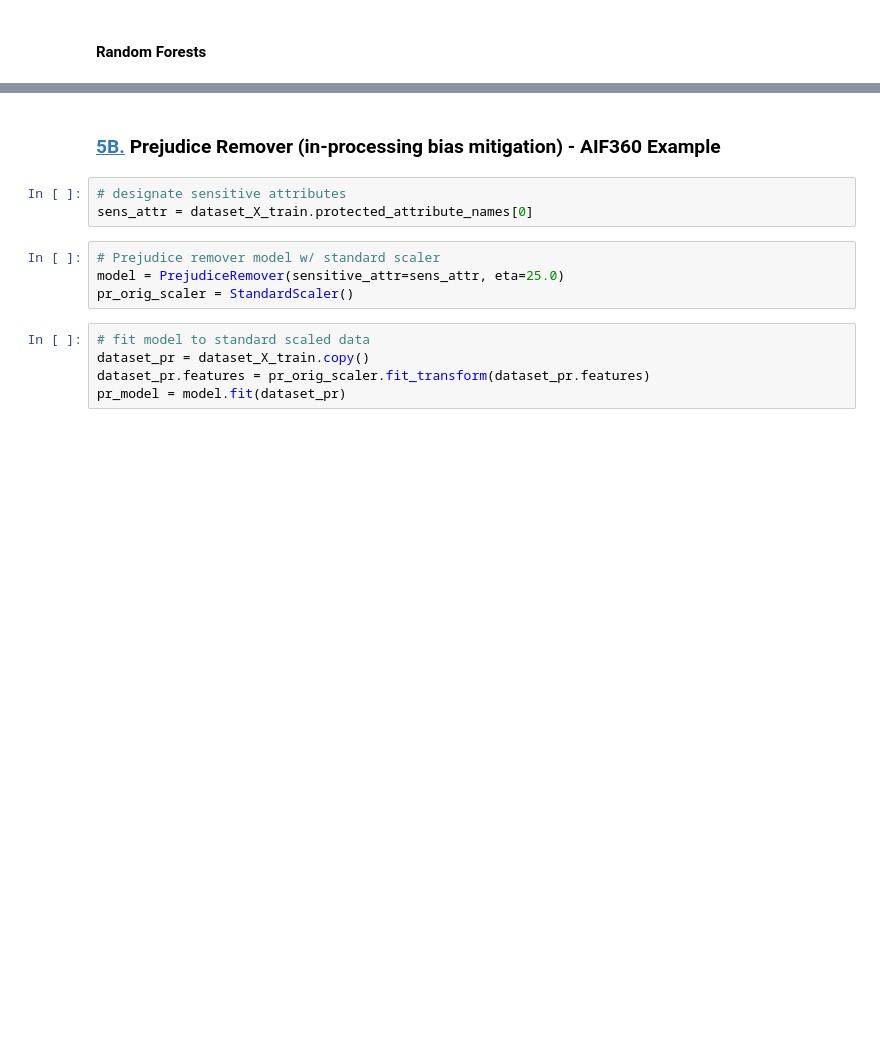
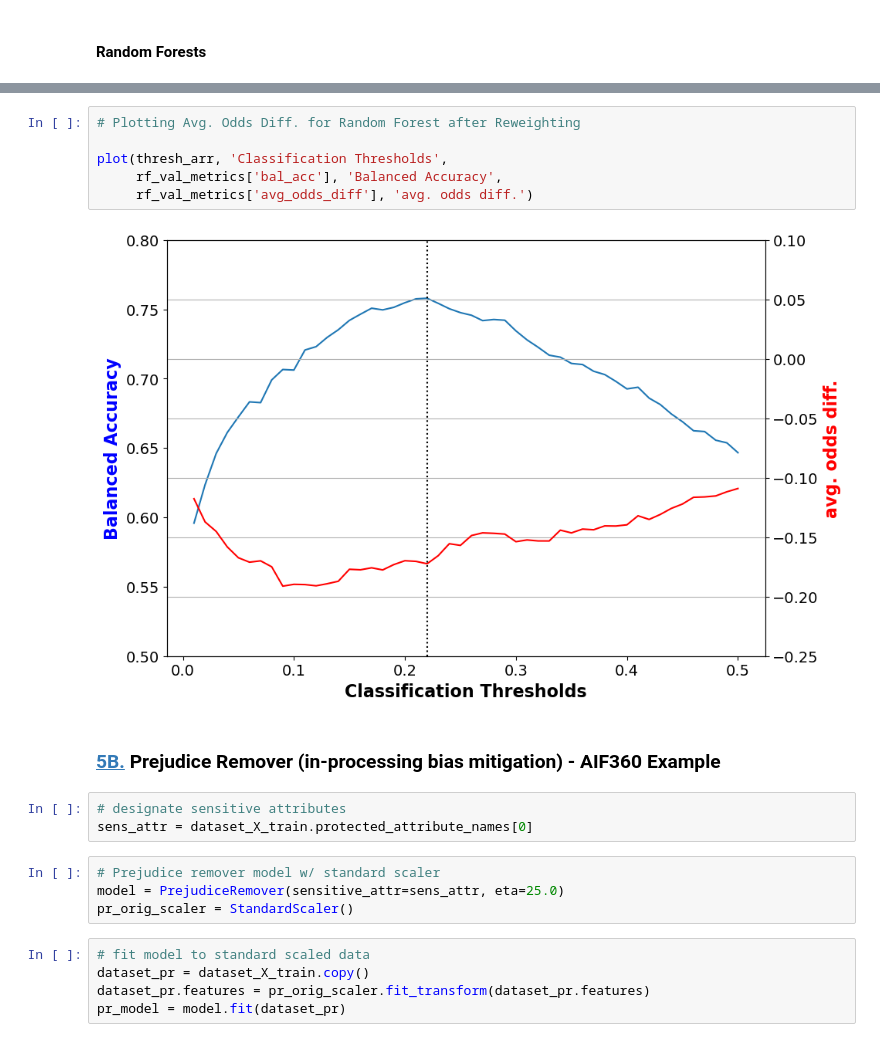
Before and after one commit to 474benchen/capstone_replication, a Jupyter notebook: replication-project-part-03.ipynb, the cells around one changed output, grey strips where cells are left out. Saved outputs shown, nothing was run; the diff lists cells and outputs as text; blank space fills up the shorter version.

```diff
--- a/replication-project-part-03.ipynb
+++ b/replication-project-part-03.ipynb
@@ -1111,3 +1150,11 @@ Corresponding Theil index value: 0.0898
+# %%
+# Plotting Avg. Odds Diff. for Random Forest after Reweighting
+
+plot(thresh_arr, 'Classification Thresholds',
+     rf_val_metrics['bal_acc'], 'Balanced Accuracy',
+     rf_val_metrics['avg_odds_diff'], 'avg. odds diff.')
+# %% [output]
+[figure, added]
 # %% [markdown]
 ### [5B.](#Table-of-Contents) Prejudice Remover (in-processing bias mitigation) -  AIF360 Example
 # %%
```
Also changed, not shown: parts of 28 cells of this notebook, 1 other file.
